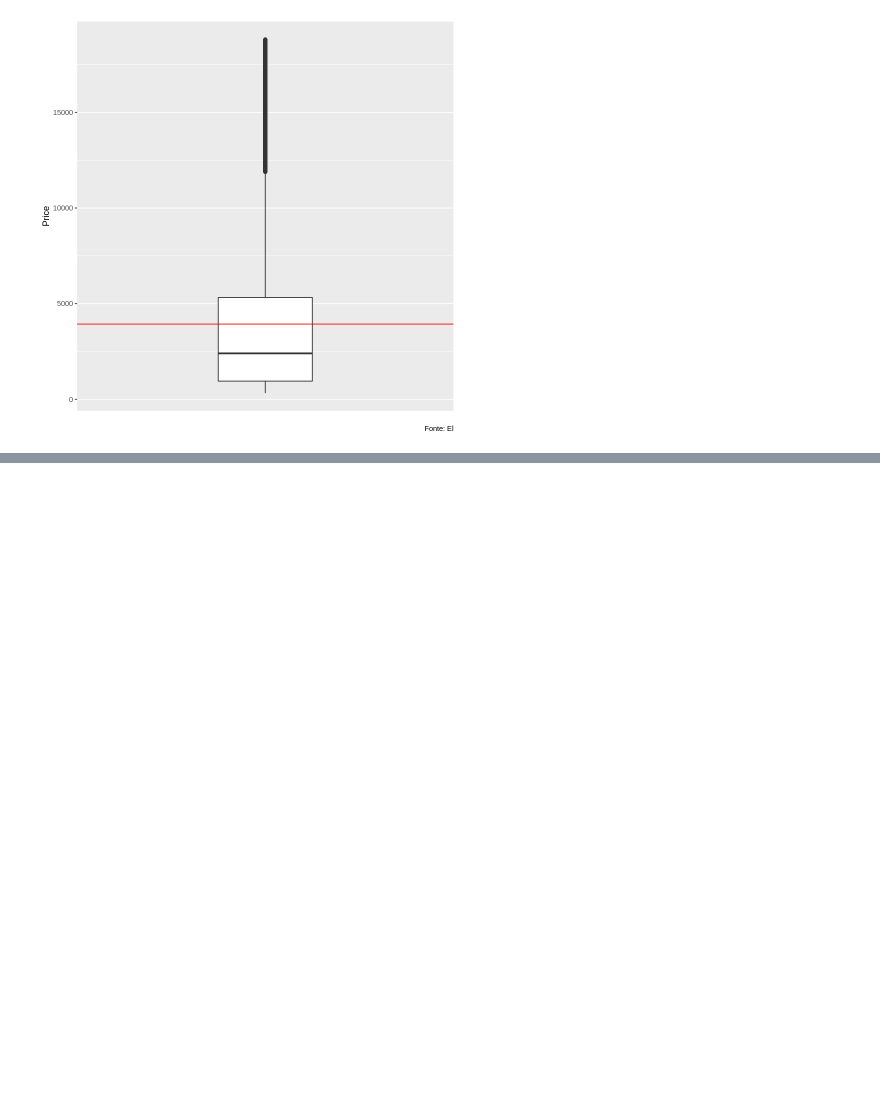
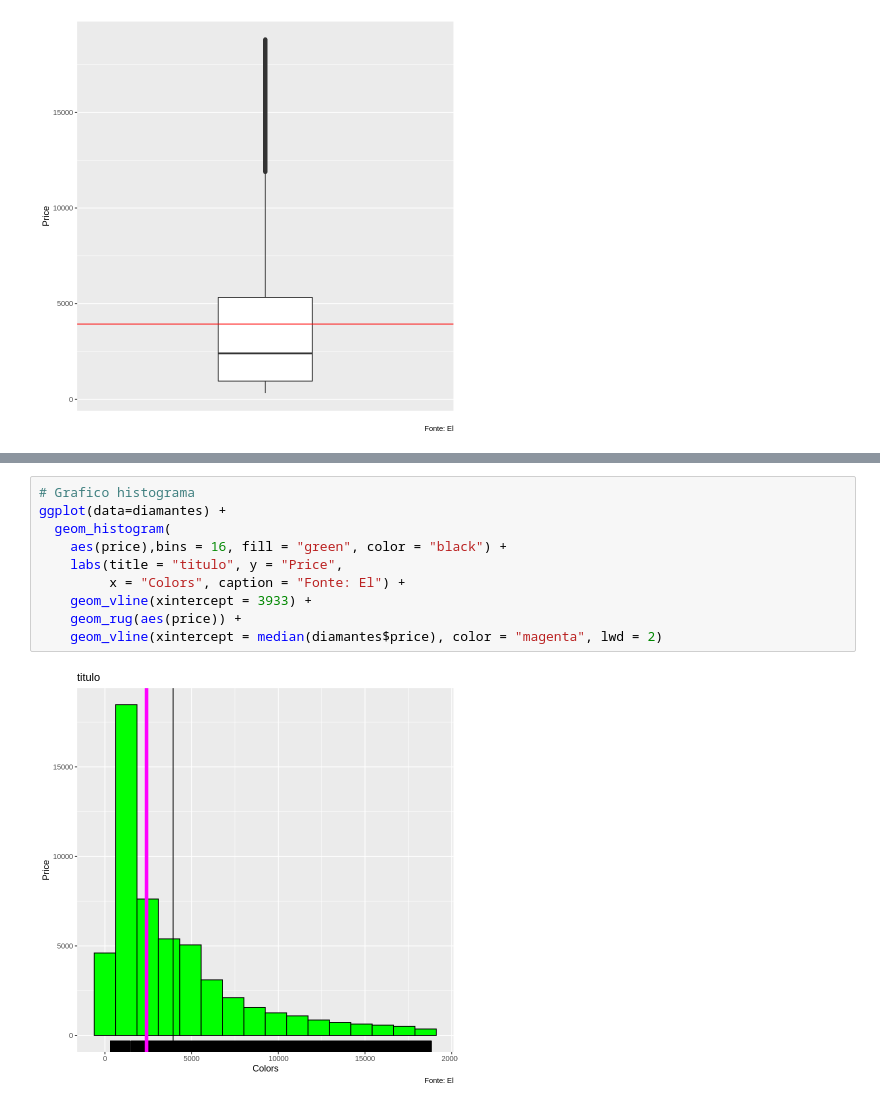
Before and after one commit to BrunaKrasotaMatos/An-liseEstat-stica, a Jupyter notebook: Trilha3/Trilha3.ipynb, the cells around one changed output, grey strips where cells are left out. Cells and saved outputs as stored; diff of their text form; blank space fills up the shorter version.

```diff
--- a/Trilha3/Trilha3.ipynb
+++ b/Trilha3/Trilha3.ipynb
@@ -99,0 +118,12 @@ ggplot(data=diamantes) +
+# %%
+# Grafico histograma
+ggplot(data=diamantes) +
+  geom_histogram(
+    aes(price),bins = 16, fill = "green", color = "black") +
+    labs(title = "titulo", y = "Price",
+         x = "Colors", caption = "Fonte: El") +
+    geom_vline(xintercept = 3933) +
+    geom_rug(aes(price)) +
+    geom_vline(xintercept = median(diamantes$price), color = "magenta", lwd = 2)
+# %% [output]
+[figure, added]
```
Also changed, not shown: parts of 6 cells of this notebook.
